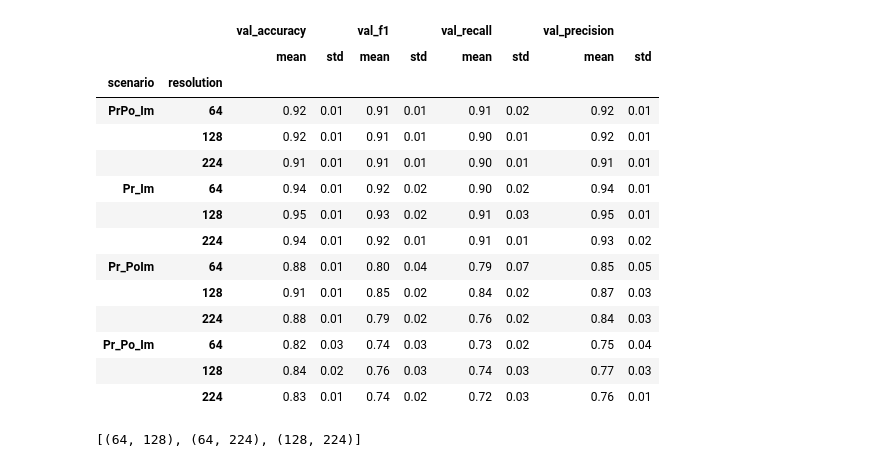
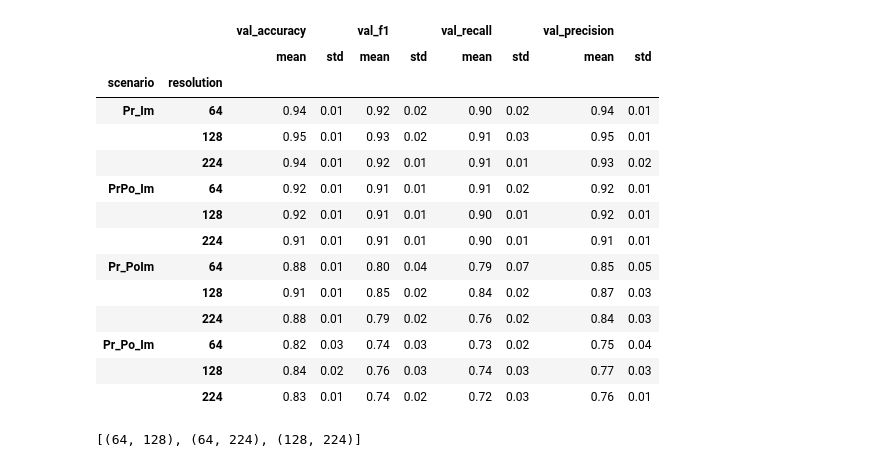
Before and after one commit to narslab/vis-inference, a Jupyter notebook: bin/jupyter/sensitivity-analysis.ipynb, the cells around one changed output. Cells and saved outputs as stored; diff of their text form; code cells hidden in the pictures.

```diff
--- a/bin/jupyter/sensitivity-analysis.ipynb
+++ b/bin/jupyter/sensitivity-analysis.ipynb
@@ -32,25 +32,25 @@ def getPerformanceDataFrame():
 # %%
 def getScenarioResolutionMeanPerformance():
     dp = getPerformanceDataFrame()
     dpagg = dp.groupby(['scenario','resolution','trial','epoch']).agg('max')
     df = dp.loc[dp.groupby(['scenario','resolution','trial'])['val_accuracy'].idxmax()]
     df = df.iloc[:,[3, 4,5,6, 8,9]]
     df = df.groupby(['scenario','resolution']).agg(['mean','std'])
     df = np.round(df, 2)
+    df = df.reindex(index=["Pr_Im", "PrPo_Im", "Pr_PoIm", "Pr_Po_Im"], level=0)
     df.to_csv('../../results/scenario-resolution-best-mean-std-performance.csv')
-    #dpmean.iloc[:,6:14].reindex(index=["Pr_Im", "PrPo_Im", "Pr_PoIm", "Pr_Po_Im"],level=0)
     return df
 getScenarioResolutionMeanPerformance()
 # %% [output]
 |  |  | val_accuracy |  | val_f1 |  | val_recall |  | val_precision |  |
 |  |  | mean | std | mean | std | mean | std | mean | std |
 | scenario | resolution |  |  |  |  |  |  |  |  |
+| Pr_Im | 64 | 0.94 | 0.01 | 0.92 | 0.02 | 0.90 | 0.02 | 0.94 | 0.01 |
+|  | 128 | 0.95 | 0.01 | 0.93 | 0.02 | 0.91 | 0.03 | 0.95 | 0.01 |
+|  | 224 | 0.94 | 0.01 | 0.92 | 0.01 | 0.91 | 0.01 | 0.93 | 0.02 |
 | PrPo_Im | 64 | 0.92 | 0.01 | 0.91 | 0.01 | 0.91 | 0.02 | 0.92 | 0.01 |
 |  | 128 | 0.92 | 0.01 | 0.91 | 0.01 | 0.90 | 0.01 | 0.92 | 0.01 |
 |  | 224 | 0.91 | 0.01 | 0.91 | 0.01 | 0.90 | 0.01 | 0.91 | 0.01 |
-| Pr_Im | 64 | 0.94 | 0.01 | 0.92 | 0.02 | 0.90 | 0.02 | 0.94 | 0.01 |
-|  | 128 | 0.95 | 0.01 | 0.93 | 0.02 | 0.91 | 0.03 | 0.95 | 0.01 |
-|  | 224 | 0.94 | 0.01 | 0.92 | 0.01 | 0.91 | 0.01 | 0.93 | 0.02 |
 | Pr_PoIm | 64 | 0.88 | 0.01 | 0.80 | 0.04 | 0.79 | 0.07 | 0.85 | 0.05 |
 |  | 128 | 0.91 | 0.01 | 0.85 | 0.02 | 0.84 | 0.02 | 0.87 | 0.03 |
 |  | 224 | 0.88 | 0.01 | 0.79 | 0.02 | 0.76 | 0.02 | 0.84 | 0.03 |
```
Also changed, not shown: 1 other file.
